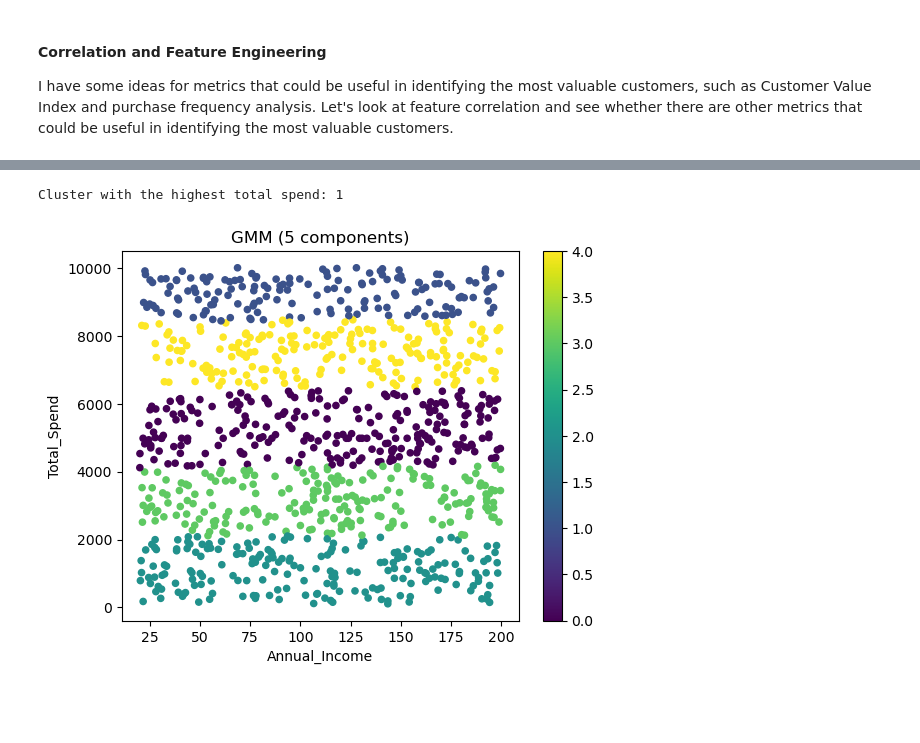
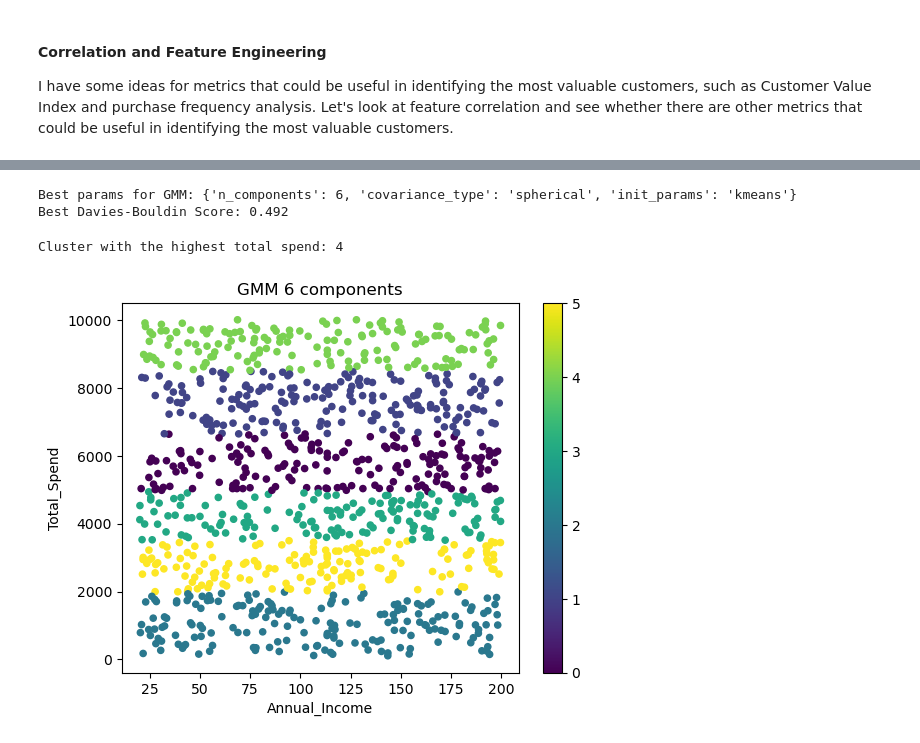
Before and after one commit to tacotuesday/most-valuable-customers, a Jupyter notebook: notebooks/most-valuable-customers.ipynb, the cells around one changed output, grey strips where cells are left out. Cells and saved outputs as stored; diff of their text form; code cells hidden in the pictures; blank space fills up the shorter version.

```diff
--- a/notebooks/most-valuable-customers.ipynb
+++ b/notebooks/most-valuable-customers.ipynb
@@ -436,8 +527,6 @@ Cluster label with the highest total spend: 1
 # %%
-# DBSCAN performed well. Next, let's try Hierarchical Agglomerative Clustering.
-
-from sklearn.cluster import AgglomerativeClustering
-hac = AgglomerativeClustering(n_clusters=10, metric="euclidean", linkage="ward")
+# The two-cluster split is the most obvious one, but it's not particularly helpful for our question. Let's go one level deeper.
+hac = AgglomerativeClustering(n_clusters=6, linkage="average")
 hac.fit(X)
 
 X.plot.scatter(x="Annual_Income", y="Total_Spend", c=hac.labels_, cmap='viridis', title="Agglomerative Clustering of Customers")
@@ -485,6 +546,0 @@ The optimal number of components per BIC is 3
-# %%
-# Let's go with 3 components for the GMM, as indicated by the BIC. I would prefer to use BIC over AIC since it is a more conservative approach.
-# We can try a model with 5 components as well to see if it provides any benefit over the 3-component model.
-gmm_3 = GaussianMixture(n_components=3, random_state=42)
-gmm_3.fit(X)
-X.plot.scatter(x="Annual_Income", y="Total_Spend", c=gmm_3.predict(X), cmap='viridis', colorbar=False, title="GMM (3 components)")
@@ -493,0 +586,15 @@ X.plot.scatter(x="Annual_Income", y="Total_Spend", c=gmm_3.predict(X), cmap='vir
+# %%
+ms = MeanShift(bandwidth=1095.80)
+ms.fit(X)
+labels = ms.labels_
+
+X.plot.scatter(x="Annual_Income", y="Total_Spend", c=ms.labels_,
+               cmap='viridis', title="Mean Shift Clustering of Customers")
+
+# Find the cluster with the highest total spend
+X_with_labels = X.copy()
+X_with_labels['Cluster'] = ms.labels_
+max_spend_index = X_with_labels['Total_Spend'].idxmax()
+cluster_with_highest_spend = X_with_labels.loc[max_spend_index, 'Cluster']
+
+print(f"Cluster with the highest total spend: {cluster_with_highest_spend}")
@@ -494,19 +605,27 @@ X.plot.scatter(x="Annual_Income", y="Total_Spend", c=gmm_3.predict(X), cmap='vir
+# %%
+# Finally, let's try GMM.
+param_grid_gmm = {
+    'n_components': [5, 6, 7, 8],
+    'covariance_type': ['full', 'tied', 'diag', 'spherical'],
+    'init_params': ['kmeans', 'k-means++', 'random']
+}
+clustering_grid_search(X, 'GMM', param_grid_gmm)
+# %% [output]
+Best params for GMM: {'n_components': 6, 'covariance_type': 'spherical', 'init_params': 'kmeans'}
+Best Davies-Bouldin Score: 0.492
 # %%
-gmm_5 = GaussianMixture(n_components=5, random_state=42)
-gmm_5.fit(X)
-# X.plot.scatter(x="Annual_Income", y="Total_Spend", c=gmm_5.predict(
-    # X), cmap='viridis', colorbar=False, title="GMM (5 components)")
+gmm = GaussianMixture(n_components=6, covariance_type='spherical',
+                        init_params='kmeans', random_state=42)
+gmm.fit(X)
 
-labels = gmm_5.fit_predict(X)
+labels = gmm.fit_predict(X)
+X.plot.scatter(x="Annual_Income", y="Total_Spend", c=labels,
+                   cmap='viridis', colorbar=True, title=f"GMM 6 components")
 
 X_gmm = X.copy()
 X_gmm["Cluster"] = labels
-X_gmm.plot.scatter(x="Annual_Income", y="Total_Spend", c=gmm_5.predict(X), cmap='viridis', colorbar=True, title="GMM (5 components)")
-
-# Need to refactor this part to maintain consistency with previous plot.
 max_spend_index = X_gmm['Total_Spend'].idxmax()
-print(f"Cluster with the highest total spend: {
-      X_gmm.loc[max_spend_index, 'Cluster']}")
+print(f"Cluster with the highest total spend: {X_gmm.loc[max_spend_index, 'Cluster']}")
 # %% [output]
-Cluster with the highest total spend: 1
+Cluster with the highest total spend: 4
-[figure, old version]
+[figure, new version]
```
Also changed, not shown: parts of 25 cells of this notebook.
